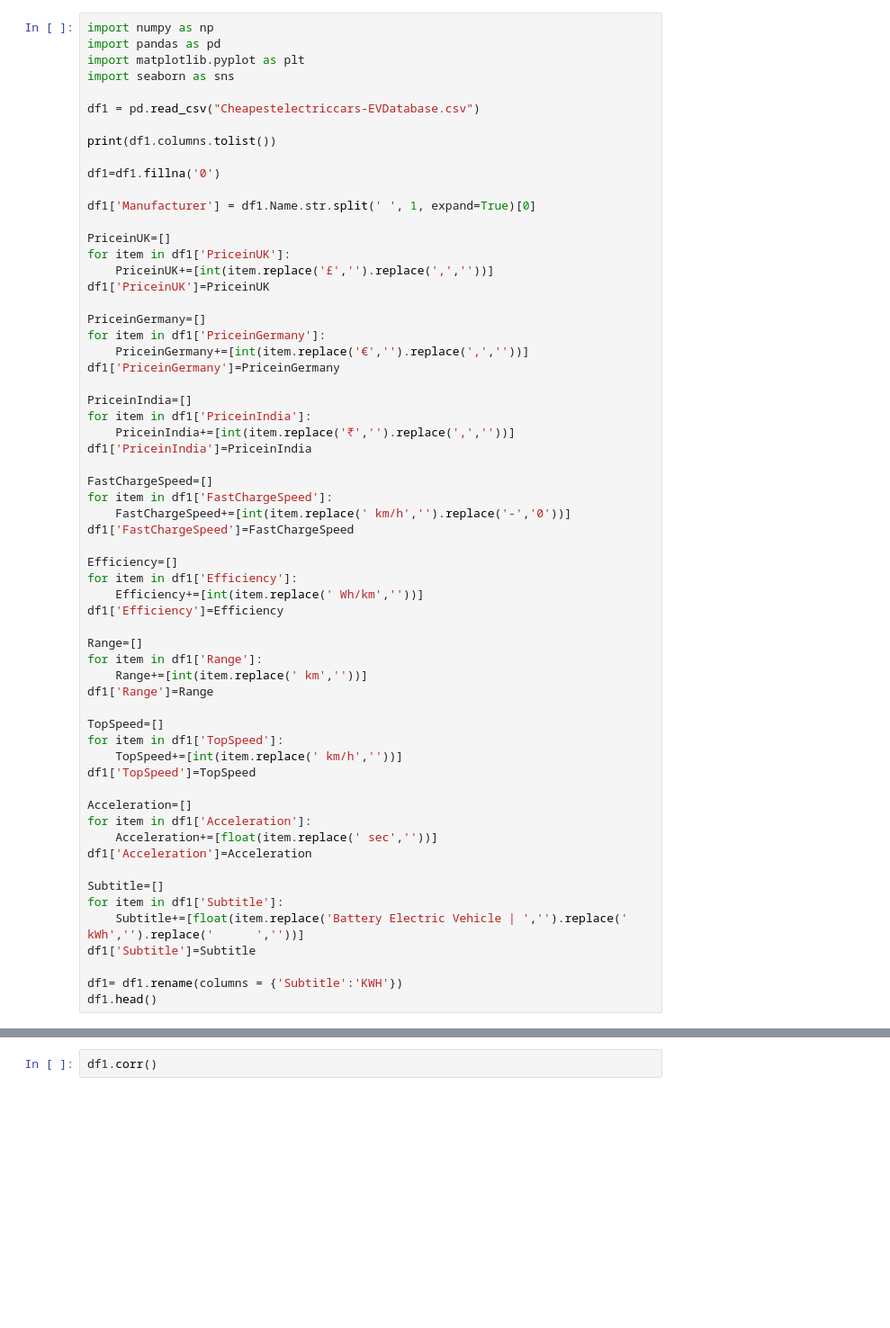
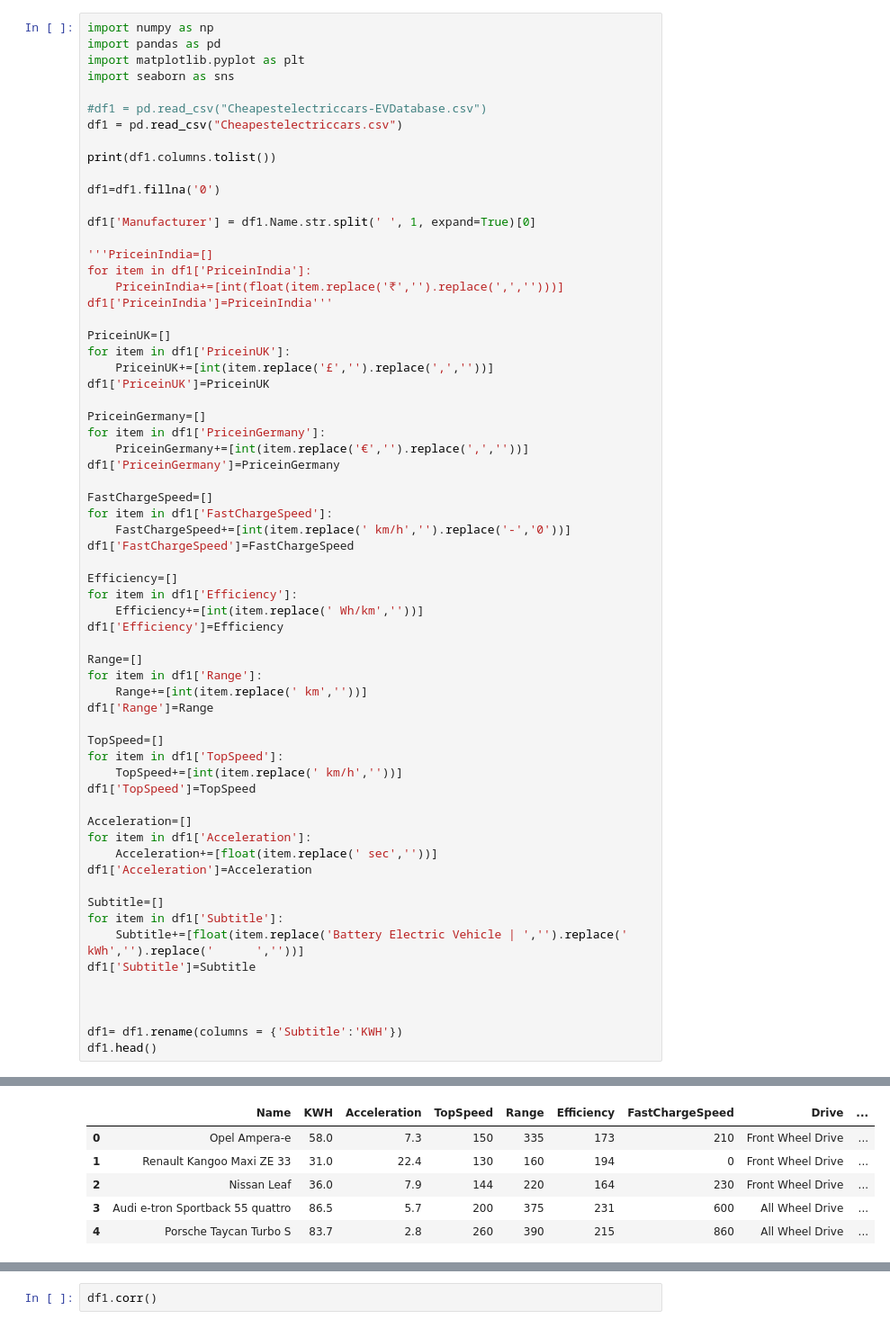
Before and after one commit to Ajaywagh2298/Electronic_Vehicle, a Jupyter notebook: Price Prediction.ipynb, the cells around one changed output, grey strips where cells are left out. Shown: that part at 90% size. Cells and saved outputs as stored; diff of their text form; blank space fills up the shorter version.

```diff
--- a/Price Prediction.ipynb
+++ b/Price Prediction.ipynb
@@ -4,13 +4,19 @@ import pandas as pd
 import matplotlib.pyplot as plt
 import seaborn as sns
 
-df1 = pd.read_csv("Cheapestelectriccars-EVDatabase.csv")
+#df1 = pd.read_csv("Cheapestelectriccars-EVDatabase.csv")
+df1 = pd.read_csv("Cheapestelectriccars.csv")
 
 print(df1.columns.tolist())
 
 df1=df1.fillna('0')
 
 df1['Manufacturer'] = df1.Name.str.split(' ', 1, expand=True)[0]
+
+'''PriceinIndia=[]
+for item in df1['PriceinIndia']:
+    PriceinIndia+=[int(float(item.replace('₹','').replace(',','')))]
+df1['PriceinIndia']=PriceinIndia'''
 
 PriceinUK=[]
 for item in df1['PriceinUK']:
@@ -21,11 +27,6 @@ PriceinGermany=[]
 for item in df1['PriceinGermany']:
     PriceinGermany+=[int(item.replace('€','').replace(',',''))]
 df1['PriceinGermany']=PriceinGermany
-
-PriceinIndia=[]
-for item in df1['PriceinIndia']:
-    PriceinIndia+=[int(item.replace('₹','').replace(',',''))]
-df1['PriceinIndia']=PriceinIndia
 
 FastChargeSpeed=[]
 for item in df1['FastChargeSpeed']:
@@ -57,6 +58,8 @@ for item in df1['Subtitle']:
     Subtitle+=[float(item.replace('Battery Electric Vehicle | ','').replace(' kWh','').replace('      ',''))]
 df1['Subtitle']=Subtitle
 
+
+
 df1= df1.rename(columns = {'Subtitle':'KWH'})
 df1.head()
 # %% [output]
@@ -65,3 +67,9 @@ KeyError: 'PriceinGermany'
+|  | Name | KWH | Acceleration | TopSpeed | Range | Efficiency | FastChargeSpeed | Drive | ... |
+| 0 | Opel Ampera-e | 58.0 | 7.3 | 150 | 335 | 173 | 210 | Front Wheel Drive | ... |
+| 1 | Renault Kangoo Maxi ZE 33 | 31.0 | 22.4 | 130 | 160 | 194 | 0 | Front Wheel Drive | ... |
+| 2 | Nissan Leaf | 36.0 | 7.9 | 144 | 220 | 164 | 230 | Front Wheel Drive | ... |
+| 3 | Audi e-tron Sportback 55 quattro | 86.5 | 5.7 | 200 | 375 | 231 | 600 | All Wheel Drive | ... |
+| 4 | Porsche Taycan Turbo S | 83.7 | 2.8 | 260 | 390 | 215 | 860 | All Wheel Drive | ... |
 # %%
 df1.info()
 # %% [output]
```
Also changed, not shown: parts of 2 cells of this notebook, 1 other file.
